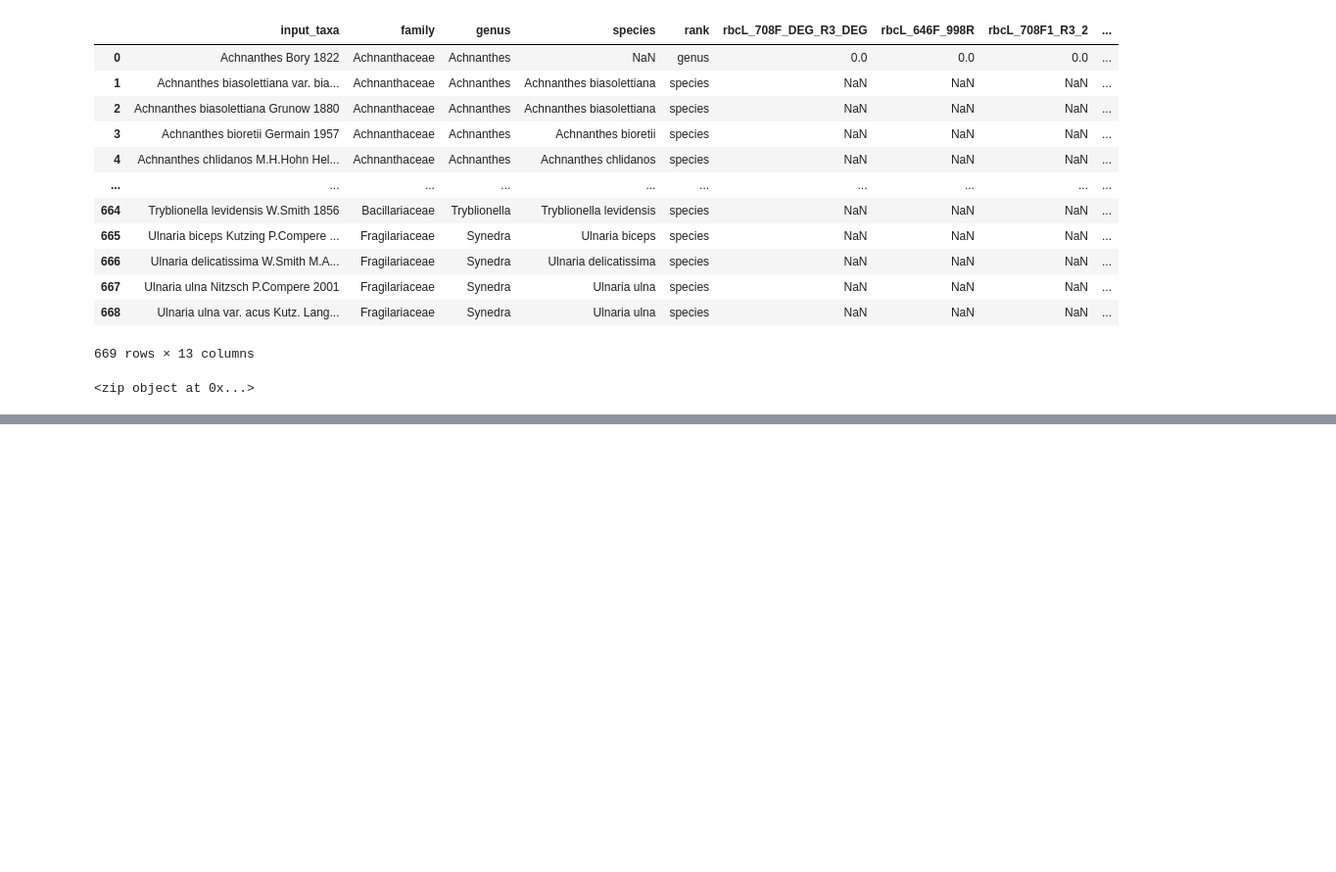
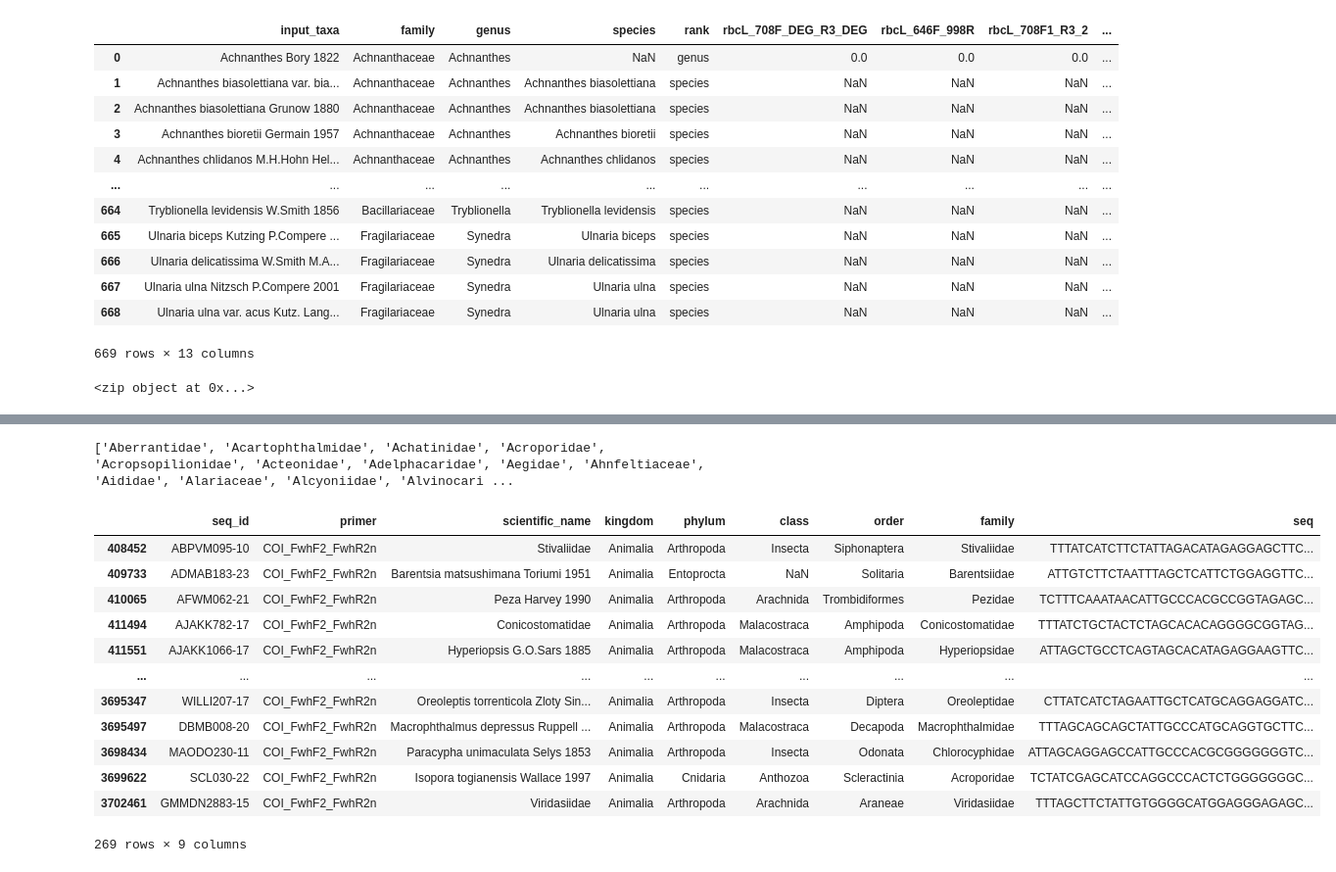
Before and after one commit to CIBIO-BU/mozaiko, a Jupyter notebook: draft.ipynb, the cells around one changed output, grey strips where cells are left out. Shown at 98% size. Cells and saved outputs as stored; diff of their text form; code cells hidden in the pictures; blank space fills up the shorter version.

```diff
--- a/draft.ipynb
+++ b/draft.ipynb
@@ -844,0 +979,4 @@ nuc_mat_species.to_csv("nuc_mat_species.csv")
+# %%
+largest_primer = test_multibarcode_600k[test_multibarcode_600k['primer'] == 'COI_FwhF2_FwhR2n']
+unique_fam_prim = largest_primer.groupby('order').size()
+unique_fam_prim.sort_values(ascending=False)
@@ -844,0 +1096,23 @@ nuc_mat_species.to_csv("nuc_mat_species.csv")
+# %%
+fams_one_seq = unique_fam_prim[unique_fam_prim < 2].index.tolist()
+print(fams_one_seq)
+# %% [output]
+['Aberrantidae', 'Acartophthalmidae', 'Achatinidae', 'Acroporidae', 'Acropsopilionidae', 'Acteonidae', 'Adelphacaridae', 'Aegidae', 'Ahnfeltiaceae', 'Aididae', 'Alariaceae', 'Alcyoniidae', 'Alvinocari ...
+# %%
+filtered_check_single_orders = test_multibarcode_600k[(test_multibarcode_600k['primer'] == 'COI_FwhF2_FwhR2n') & (test_multibarcode_600k['family'].isin(fams_one_seq))]
+filtered_check_single_orders
+#filtered_check_single_orders['order'].nunique()
+# %% [output]
+|  | seq_id | primer | scientific_name | kingdom | phylum | class | order | family | seq |
+| 408452 | ABPVM095-10 | COI_FwhF2_FwhR2n | Stivaliidae | Animalia | Arthropoda | Insecta | Siphonaptera | Stivaliidae | TTTATCATCTTCTATTAGACATAGAGGAGCTTC... |
+| 409733 | ADMAB183-23 | COI_FwhF2_FwhR2n | Barentsia matsushimana Toriumi 1951 | Animalia | Entoprocta | NaN | Solitaria | Barentsiidae | ATTGTCTTCTAATTTAGCTCATTCTGGAGGTTC... |
+| 410065 | AFWM062-21 | COI_FwhF2_FwhR2n | Peza Harvey 1990 | Animalia | Arthropoda | Arachnida | Trombidiformes | Pezidae | TCTTTCAAATAACATTGCCCACGCCGGTAGAGC... |
+| 411494 | AJAKK782-17 | COI_FwhF2_FwhR2n | Conicostomatidae | Animalia | Arthropoda | Malacostraca | Amphipoda | Conicostomatidae | TTTATCTGCTACTCTAGCACACAGGGGCGGTAG... |
+| 411551 | AJAKK1066-17 | COI_FwhF2_FwhR2n | Hyperiopsis G.O.Sars 1885 | Animalia | Arthropoda | Malacostraca | Amphipoda | Hyperiopsidae | ATTAGCTGCCTCAGTAGCACATAGAGGAAGTTC... |
+| ... | ... | ... | ... | ... | ... | ... | ... | ... | ... |
+| 3695347 | WILLI207-17 | COI_FwhF2_FwhR2n | Oreoleptis torrenticola Zloty Sin... | Animalia | Arthropoda | Insecta | Diptera | Oreoleptidae | CTTATCATCTAGAATTGCTCATGCAGGAGGATC... |
+| 3695497 | DBMB008-20 | COI_FwhF2_FwhR2n | Macrophthalmus depressus Ruppell ... | Animalia | Arthropoda | Malacostraca | Decapoda | Macrophthalmidae | TTTAGCAGCAGCTATTGCCCATGCAGGTGCTTC... |
+| 3698434 | MAODO230-11 | COI_FwhF2_FwhR2n | Paracypha unimaculata Selys 1853 | Animalia | Arthropoda | Insecta | Odonata | Chlorocyphidae | ATTAGCAGGAGCCATTGCCCACGCGGGGGGGTC... |
+| 3699622 | SCL030-22 | COI_FwhF2_FwhR2n | Isopora togianensis Wallace 1997 | Animalia | Cnidaria | Anthozoa | Scleractinia | Acroporidae | TCTATCGAGCATCCAGGCCCACTCTGGGGGGGC... |
+| 3702461 | GMMDN2883-15 | COI_FwhF2_FwhR2n | Viridasiidae | Animalia | Arthropoda | Arachnida | Araneae | Viridasiidae | TTTAGCTTCTATTGTGGGGCATGGAGGGAGAGC... |
+269 rows × 9 columns
```
Also changed, not shown: parts of 24 cells of this notebook, 8 other files.
